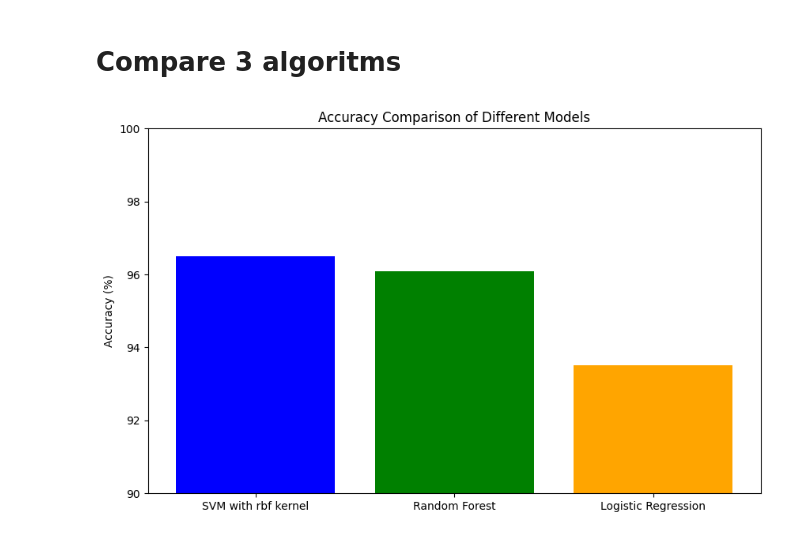
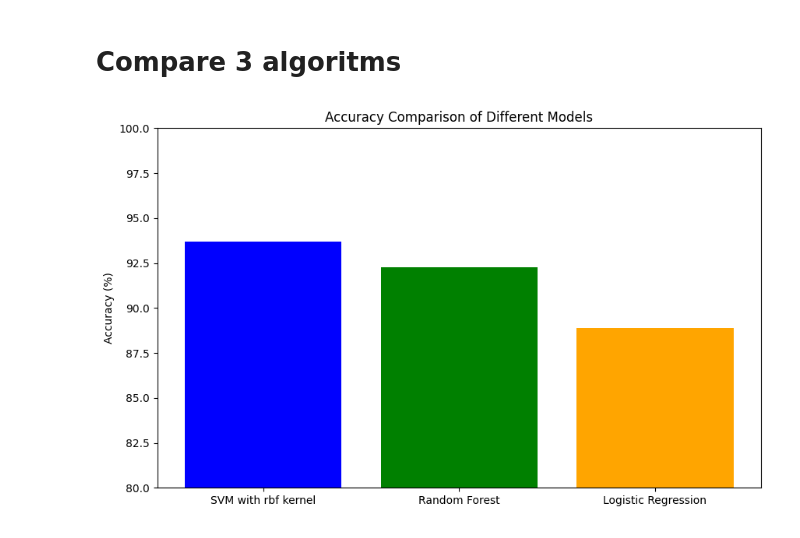
Before and after one commit to amirhosein-prdv/Automatic-Speech-Recognition, a Jupyter notebook: Src/Classification.ipynb, the cells around one changed output. Drawn from its saved outputs; the diff is of its cells as text; code cells hidden in the pictures.

```diff
--- a/Src/Classification.ipynb
+++ b/Src/Classification.ipynb
@@ -149,5 +181,5 @@ X_train_scaled.shape
 # %%
-pca = PCA(n_components=20)
+pca = PCA(n_components=8)
 
 X_train_pca = pca.fit_transform(X_train_scaled)
 X_test_pca = pca.transform(X_test_scaled)
@@ -169,15 +201,3 @@ X_test_lda = lda.transform(X_test_scaled)
 X_train_lda.shape
 # %% [output]
 (4531, 1)
-# %%
-svm_model = SVC(kernel='linear', C=1.0, random_state=42)
-
-# Train the SVC model on the LDA-transformed training data
-svm_model.fit(X_train_lda, y_train)
-
-# Make predictions on the LDA-transformed test data
-y_pred = svm_model.predict(X_test_lda)
-
-# Evaluate the performance
-accuracy = accuracy_score(y_test, y_pred)
-print("Accuracy:", accuracy)
@@ -398,9 +418,9 @@ from sklearn.ensemble import RandomForestClassifier
 from sklearn.metrics import classification_report, accuracy_score
 # %%
 rf_classifier = RandomForestClassifier(n_estimators=100, random_state=42)
-rf_classifier.fit(X_train, y_train)
+rf_classifier.fit(X_train_pca, y_train)
 
-y_pred = rf_classifier.predict(X_test)
+y_pred = rf_classifier.predict(X_test_pca)
 
 # Evaluate the model
 print("Classification Report:\n", classification_report(y_test, y_pred))
@@ -484,10 +504,10 @@ from sklearn.linear_model import LogisticRegression
 logreg_model = LogisticRegression(random_state=42)
 
 # Train the model on the training data
-logreg_model.fit(X_train_scaled, y_train)
+logreg_model.fit(X_train_pca, y_train)
 
 # Make predictions on the testing data
-y_pred_logreg = logreg_model.predict(X_test_scaled)
+y_pred_logreg = logreg_model.predict(X_test_pca)
 
 # Evaluate the model
 print("Classification Report for logistic regression:\n", classification_report(y_test, y_pred))
@@ -532,20 +552,20 @@ Accuracy (Logistic Regression): 0.9351422898742554
 # %% [markdown]
 # Compare 3 algoritms
 # %%
-svm_accuracy = svm_accuracy*100
+svm_accuracyy = svm_accuracy*100
 random_forest_accuracy = rf_accuracy*100
 logistic_regression_accuracy = log_reg_accuracy*100
 
 # Titles and corresponding values
 titles = ["SVM with rbf kernel", "Random Forest", "Logistic Regression"]
-values = [svm_accuracy, random_forest_accuracy, logistic_regression_accuracy]
+values = [svm_accuracyy, random_forest_accuracy, logistic_regression_accuracy]
 
 # Plotting
 plt.figure(figsize=(10, 6))
 plt.bar(titles, values, color=['blue', 'green', 'orange'])
-plt.ylim(90, 100)  # Set the y-axis limit to 100 for percentage values
+plt.ylim(80, 100)  # Set the y-axis limit to 100 for percentage values
 plt.ylabel('Accuracy (%)')
 plt.title('Accuracy Comparison of Different Models')
 plt.show()
 # %% [output]
-[figure, old version]
+[figure, new version]
```
Also changed, not shown: parts of 23 cells of this notebook.
